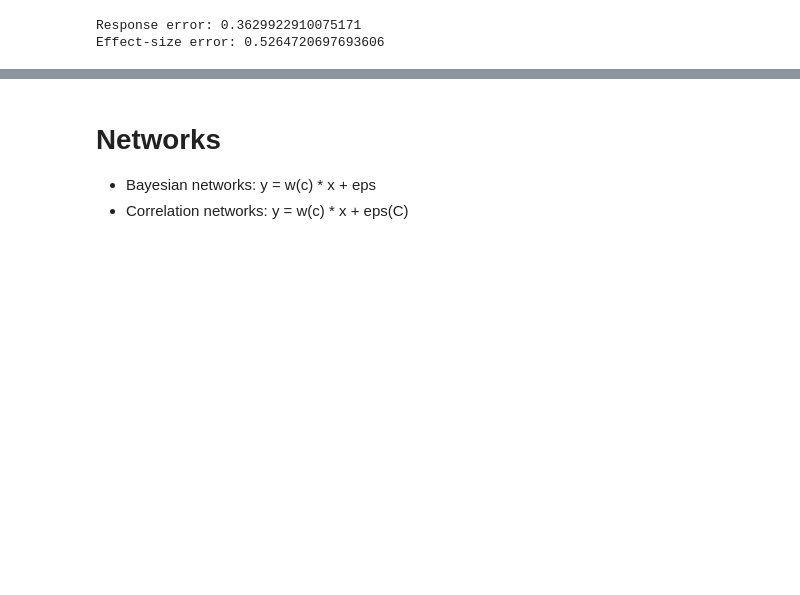
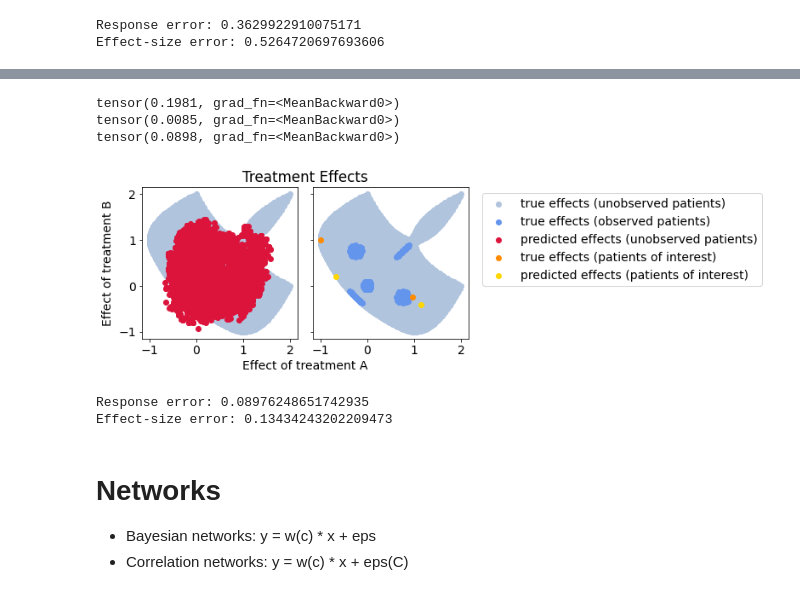
Before and after one commit to cnellington/Contextualized, a Jupyter notebook: experiments/simulation/cluster_demo.ipynb, the cells around one changed output, grey strips where cells are left out. Cells and saved outputs as stored; diff of their text form; code cells hidden in the pictures; blank space fills up the shorter version.

```diff
--- a/experiments/simulation/cluster_demo.ipynb
+++ b/experiments/simulation/cluster_demo.ipynb
@@ -456,3 +456,55 @@ Effect-size error: 0.11426600218943639
+# %%
+# gradient models from MLP(CX) -> Y
+from contextualized.modules import MLP
+
+def get_grad(model, X):
+    X.requires_grad = True
+    for i in range(len(X)):
+        yhat = model(X)
+        yhat[i].backward()
+    w_hat = X.grad.clone()
+    X.requires_grad = False
+    return w_hat
+
+CX = torch.tensor(np.concatenate((C, X), axis=-1), dtype=torch.float32)
+CX_patients = torch.tensor(np.concatenate((C_patients, X_patients), axis=-1), dtype=torch.float32)
+Y_train = torch.tensor(Y_train, dtype=torch.float32)
+Y_test = torch.tensor(Y_test, dtype=torch.float32)
+Y_patients = torch.tensor(Y_patients, dtype=torch.float32)
+
+CX_train, CX_test = split(CX)
+mlp = MLP(CX.shape[-1], Y.shape[-1], 50, 2)
+print(mse(mlp(CX_train), Y_train))
+opt = torch.optim.Adam(mlp.parameters(), lr=1e-3)
+for _ in range(1000):
+    loss = mse(mlp(CX_train), Y_train)
+    opt.zero_grad()
+    loss.backward()
+    opt.step()
+print(mse(mlp(CX_train), Y_train))
+print(mse(mlp(CX_test), Y_test))
+train_w_hat_train = get_grad(mlp, CX_train)[:,-X.shape[-1]:]
+test_w_hat = get_grad(mlp, CX_test)[:,-X.shape[-1]:]
+patient_w_hat = get_grad(mlp, CX_patients)[:,-X_patients.shape[-1]:]
+plot_all(test_w_hat, patient_w_hat, 'cx_mlp')
+
+y_mse = mse(Y_test, mlp(CX_test))
+w_mse = mse(torch.tensor(W_test, dtype=torch.float32), test_w_hat)
+print(f"Response error: {y_mse}")
+print(f"Effect-size error: {w_mse}")
+# w_hat_train = CX_
+# yhat = mlp(CX_test)
+# # yhat[0:1].backward()
+# yhat = mlp(CX_test)
+# yhat[1:2].backward()
+# CX_test.grad
+# %% [output]
+tensor(0.1981, grad_fn=<MeanBackward0>)
+tensor(0.0085, grad_fn=<MeanBackward0>)
+tensor(0.0898, grad_fn=<MeanBackward0>)
+[figure, added]
+Response error: 0.08976248651742935
+Effect-size error: 0.13434243202209473
 # %% [markdown]
 # Networks
 - Bayesian networks: y = w(c) * x + eps
```
Also changed, not shown: parts of 12 cells of this notebook.
